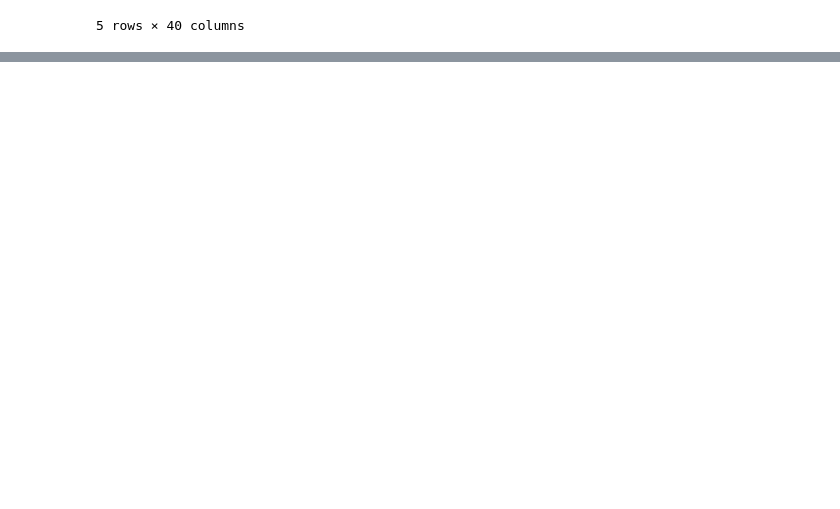
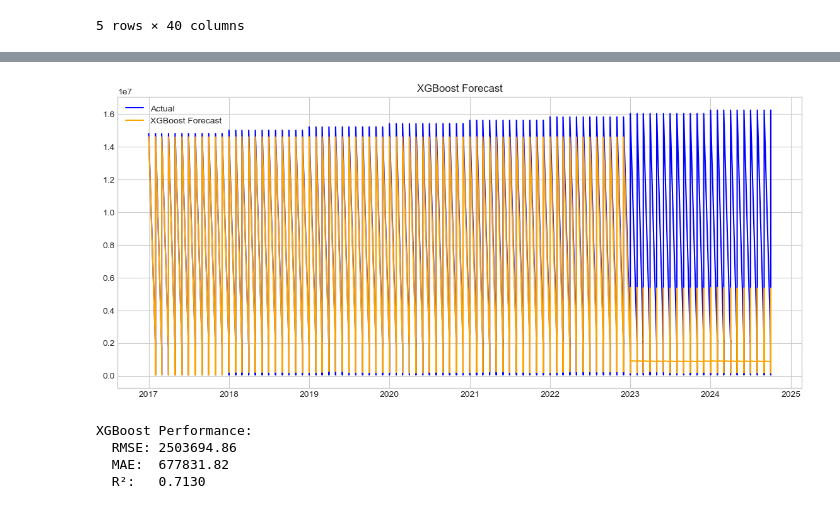
Before and after one commit to noob-noob1/IRCC_Project, a Jupyter notebook: machine learning/machine_learning.ipynb, the cells around one changed output, grey strips where cells are left out. Cells and saved outputs as stored; diff of their text form; code cells hidden in the pictures; blank space fills up the shorter version.

```diff
--- a/machine learning/machine_learning.ipynb
+++ b/machine learning/machine_learning.ipynb
@@ -326,0 +415,44 @@ Best model saved as best_model.pkl
+# %%
+# %% [code]
+# 7. XGBOOST
+
+xgb_params = {
+    'n_estimators': [50, 100],
+    'max_depth': [3, 5],
+    'learning_rate': [0.01, 0.1]
+}
+
+xgb_grid = GridSearchCV(
+    xgb.XGBRegressor(random_state=42),
+    xgb_params,
+    cv=3,
+    scoring='neg_mean_squared_error'
+)
+xgb_grid.fit(X_train, y_train)
+
+best_xgb = xgb_grid.best_estimator_
+xgb_forecast = best_xgb.predict(X_test)
+xgb_forecast_series = pd.Series(xgb_forecast, index=y_test.index)
+
+plt.figure(figsize=(14,6))
+plt.plot(y_test.index, y_test, label='Actual', color='blue')
+plt.plot(xgb_forecast_series.index, xgb_forecast_series, label='XGBoost Forecast', color='orange')
+plt.title("XGBoost Forecast")
+plt.legend()
+plt.show()
+
+# Metrics
+xgb_rmse = np.sqrt(mean_squared_error(y_test, xgb_forecast_series))
+xgb_mae = mean_absolute_error(y_test, xgb_forecast_series)
+xgb_r2 = r2_score(y_test, xgb_forecast_series)
+
+print("XGBoost Performance:")
+print(f"  RMSE: {xgb_rmse:.2f}")
+print(f"  MAE:  {xgb_mae:.2f}")
+print(f"  R²:   {xgb_r2:.4f}")
+# %% [output]
+[figure, added]
+XGBoost Performance:
+  RMSE: 2503694.86
+  MAE:  677831.82
+  R²:   0.7130
```
Also changed, not shown: parts of 40 cells of this notebook, 2 other files.
